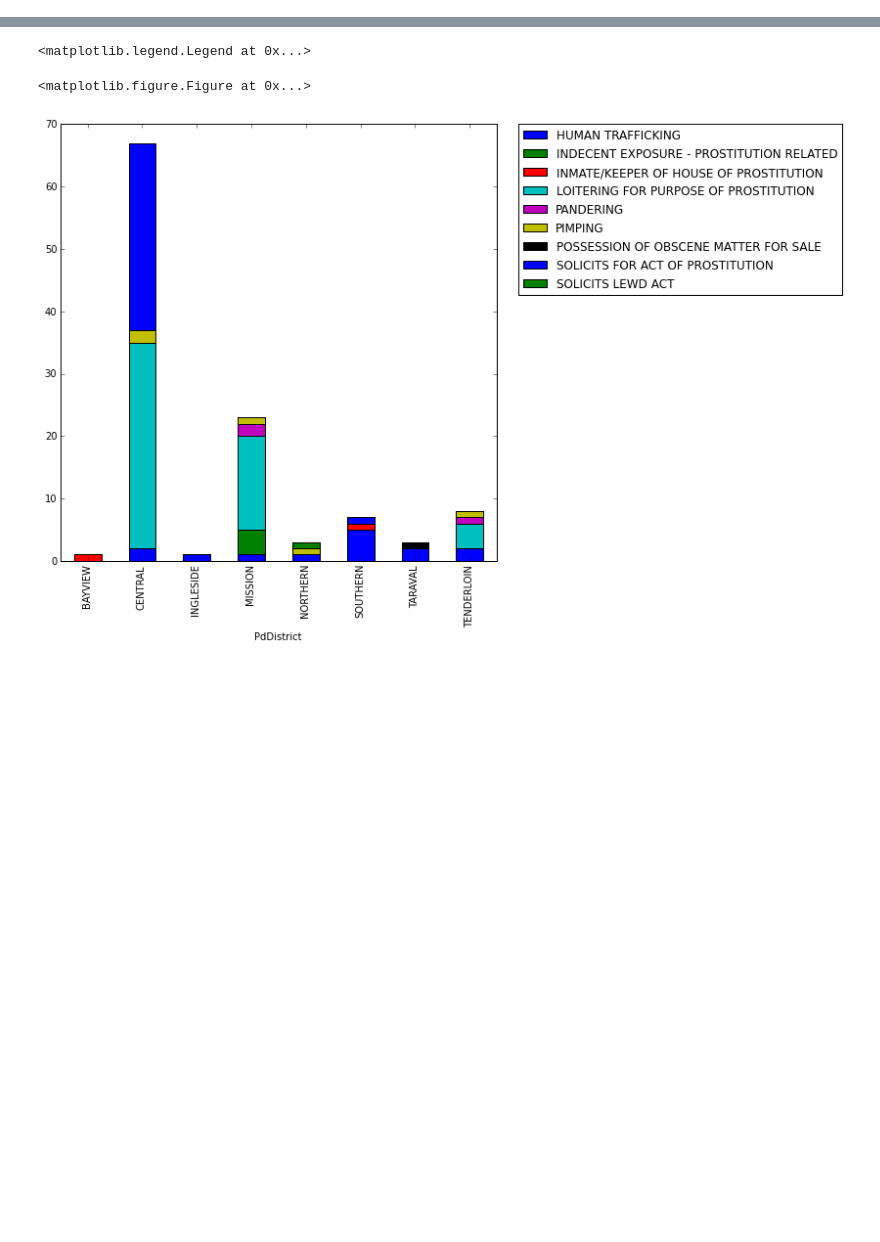
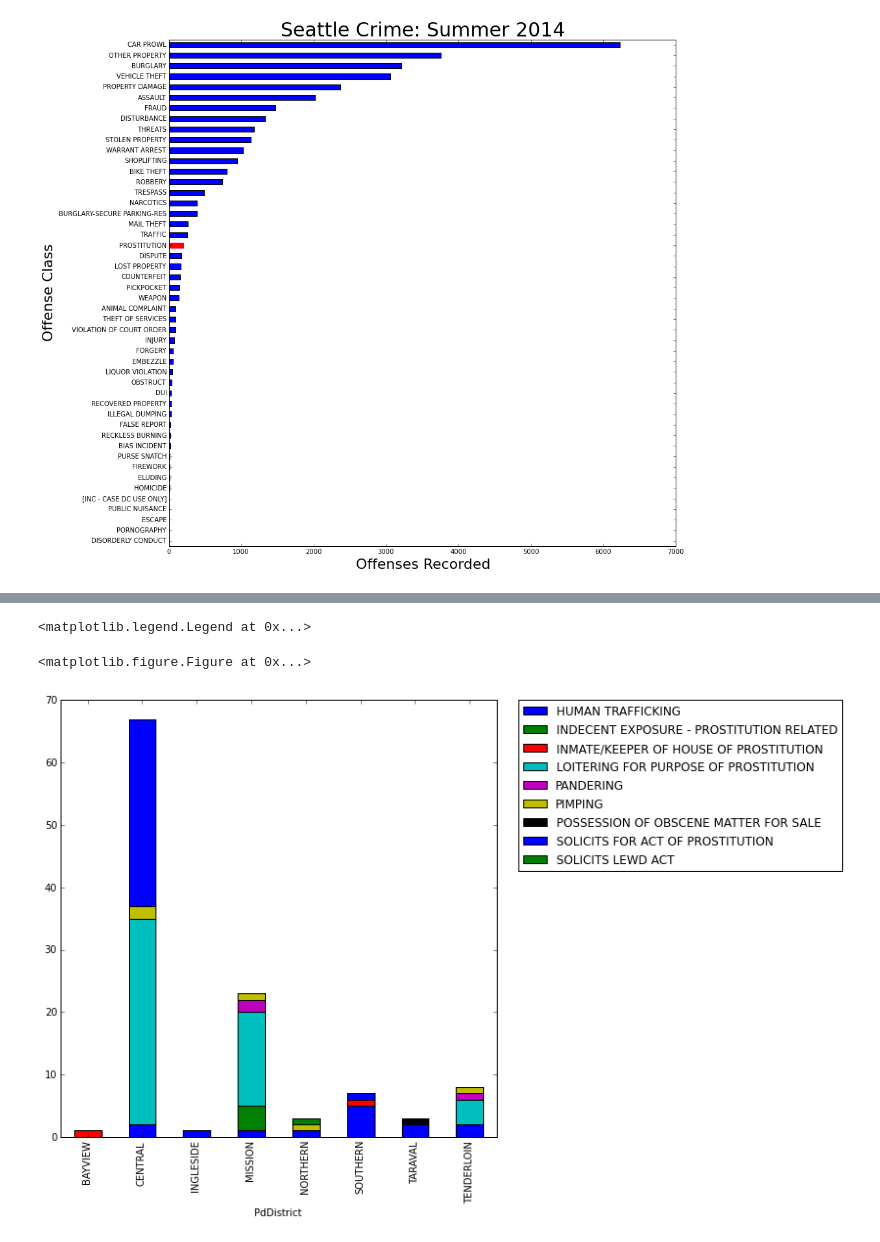
Before and after one commit to GF808080/cs-dvis, a Jupyter notebook: CrimeVis.ipynb, the cells around one changed output, grey strips where cells are left out. Cells and saved outputs as stored; diff of their text form; code cells hidden in the pictures; blank space fills up the shorter version.

```diff
--- a/CrimeVis.ipynb
+++ b/CrimeVis.ipynb
@@ -29,0 +20,9 @@ plt.title('San Fancisco Crime: Summer 2014')
+# %%
+ax1 = seattle['Summarized Offense Description'].value_counts().plot(kind = 'barh',figsize=(14,14))
+ax1.set_title('Seattle Crime: Summer 2014', fontsize=30)
+ax1.set_ylabel('Offense Class', fontsize =22)
+ax1.set_xlabel("Offenses Recorded", fontsize =22)
+ax1.get_children()[21].set_color('r')
+ax1.invert_yaxis()
+# %% [output]
+[figure, added]
```
Also changed, not shown: parts of 24 cells of this notebook.
